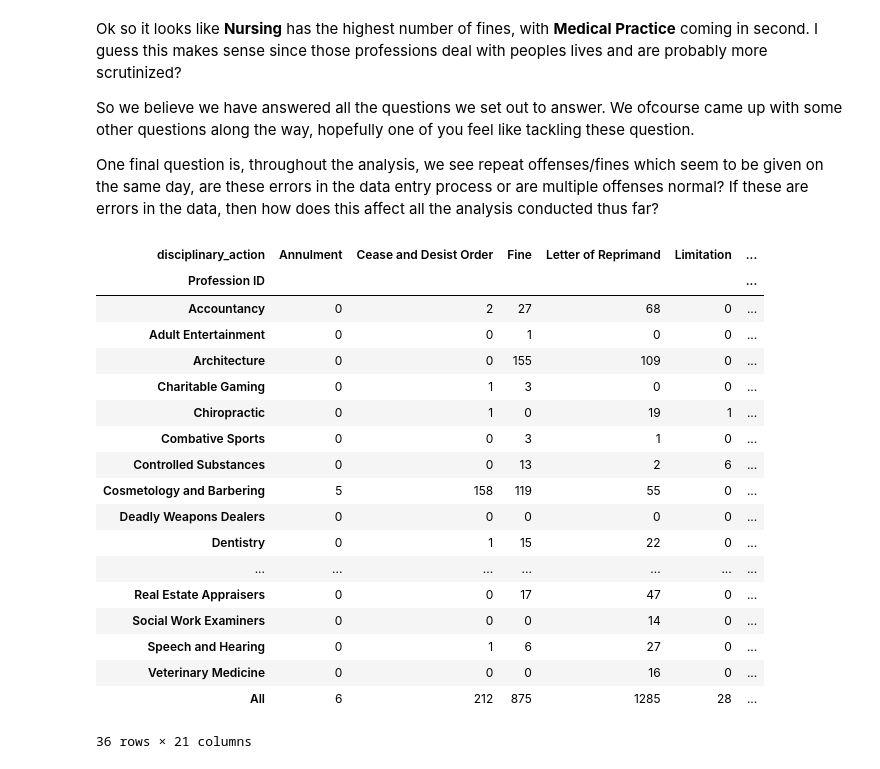
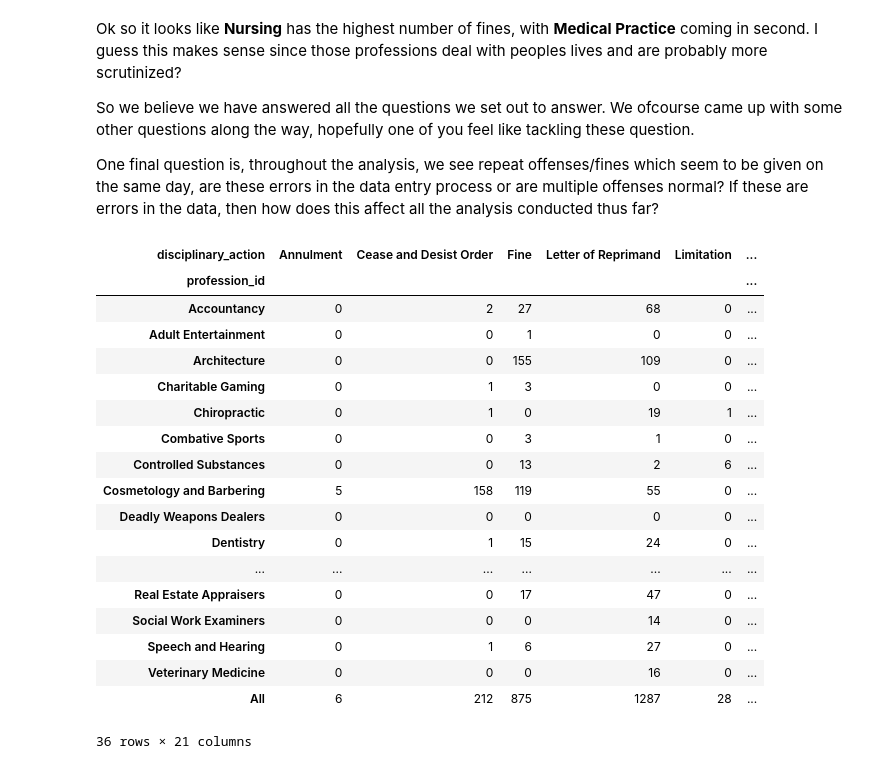
Before and after one commit to seyeadekanye/Disciplinary-Action-ODD, a Jupyter notebook: Disciplinary Action.ipynb, the cells around one changed output. Cells and saved outputs as stored; diff of their text form; code cells hidden in the pictures.

```diff
--- a/Disciplinary Action.ipynb
+++ b/Disciplinary Action.ipynb
@@ -22,5 +22,5 @@ sns.set()
 
 %matplotlib notebook
 # %%
-url = "https://data.delaware.gov/resource/wqvn-hw3m.csv"
+url = "https://data.delaware.gov/resource/wqvn-hw3m.csv?$limit=6000"
 data = pd.read_csv(url)
@@ -314,10 +305,10 @@ So we believe we have answered all the questions we set out to answer. We ofcour
 
 One final question is, throughout the analysis, we see repeat offenses/fines which seem to be given on the same day, are these errors in the data entry process or are multiple offenses normal? If these are errors in the data, then how does this affect all the analysis conducted thus far?
 # %%
-pd.crosstab(index=data2['Profession ID'], columns=data2['disciplinary_action'], margins=True)
+pd.crosstab(index=data['profession_id'], columns=data['disciplinary_action'], margins=True)
 # %% [output]
 | disciplinary_action | Annulment | Cease and Desist Order | Fine | Letter of Reprimand | Limitation | ... |
-| Profession ID |  |  |  |  |  | ... |
+| profession_id |  |  |  |  |  | ... |
 | Accountancy | 0 | 2 | 27 | 68 | 0 | ... |
 | Adult Entertainment | 0 | 0 | 1 | 0 | 0 | ... |
 | Architecture | 0 | 0 | 155 | 109 | 0 | ... |
@@ -327,11 +318,11 @@ pd.crosstab(index=data2['Profession ID'], columns=data2['disciplinary_action'],
 | Controlled Substances | 0 | 0 | 13 | 2 | 6 | ... |
 | Cosmetology and Barbering | 5 | 158 | 119 | 55 | 0 | ... |
 | Deadly Weapons Dealers | 0 | 0 | 0 | 0 | 0 | ... |
-| Dentistry | 0 | 1 | 15 | 22 | 0 | ... |
+| Dentistry | 0 | 1 | 15 | 24 | 0 | ... |
 | ... | ... | ... | ... | ... | ... | ... |
 | Real Estate Appraisers | 0 | 0 | 17 | 47 | 0 | ... |
 | Social Work Examiners | 0 | 0 | 0 | 14 | 0 | ... |
 | Speech and Hearing | 0 | 1 | 6 | 27 | 0 | ... |
 | Veterinary Medicine | 0 | 0 | 0 | 16 | 0 | ... |
-| All | 6 | 212 | 875 | 1285 | 28 | ... |
+| All | 6 | 212 | 875 | 1287 | 28 | ... |
 36 rows × 21 columns
```
Also changed, not shown: parts of 31 cells of this notebook.
